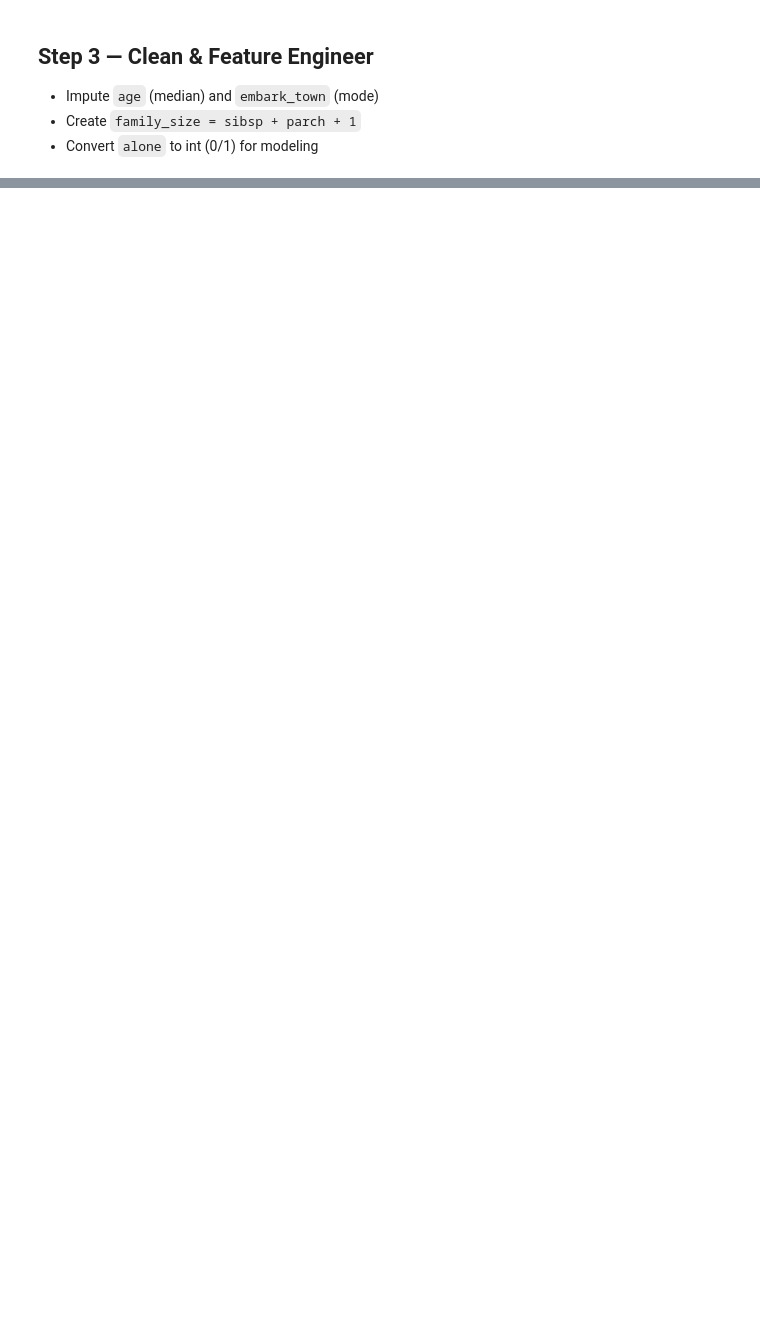
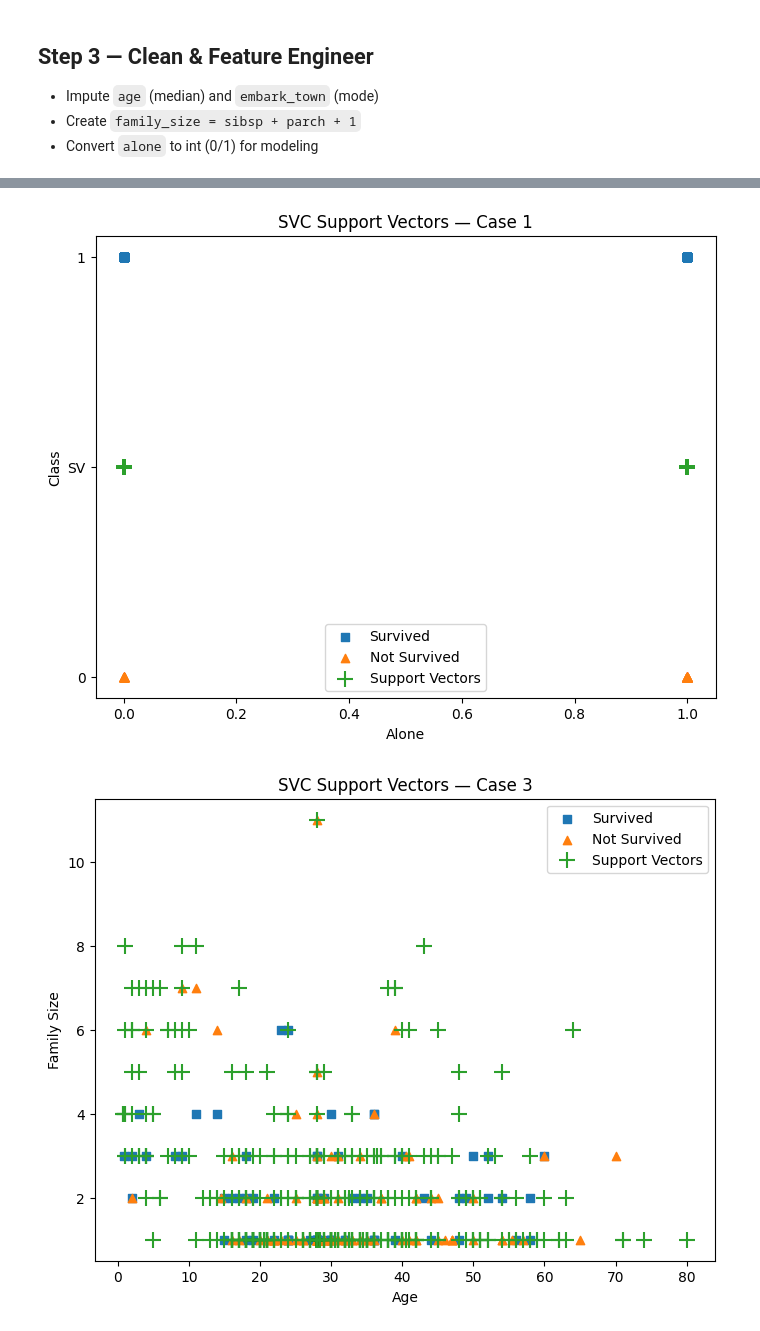
Before and after one commit to brandonjbbb/applied-ml-brandon, a Jupyter notebook: notebooks/project03/ml03_brandon.ipynb, the cells around one changed output, grey strips where cells are left out. Cells and saved outputs as stored; diff of their text form; code cells hidden in the pictures; blank space fills up the shorter version.

```diff
--- a/notebooks/project03/ml03_brandon.ipynb
+++ b/notebooks/project03/ml03_brandon.ipynb
@@ -46,0 +162,18 @@ Error:
+# %%
+from sklearn.svm import SVC
+from sklearn.metrics import classification_report
+
+svc1 = SVC()  # RBF default
+svc1.fit(X1_tr, y1_tr)
+print("SVC — Case 1 (alone)")
+print(classification_report(y1_te, svc1.predict(X1_te)))
+
+svc2 = SVC()
+svc2.fit(X2_tr, y2_tr)
+print("SVC — Case 2 (age)")
+print(classification_report(y2_te, svc2.predict(X2_te)))
+
+svc3 = SVC()
+svc3.fit(X3_tr, y3_tr)
+print("SVC — Case 3 (age + family_size)")
+print(classification_report(y3_te, svc3.predict(X3_te)))
@@ -46,0 +198,31 @@ Error:
+# %%
+import numpy as np
+import matplotlib.pyplot as plt
+
+# Case 1 (1D): plot points at y=0/1 and support vectors at y=0.5
+plt.figure()
+plt.scatter(X1_te['alone'][y1_te==1], np.ones(sum(y1_te==1)), marker='s', label='Survived')
+plt.scatter(X1_te['alone'][y1_te==0], np.zeros(sum(y1_te==0)), marker='^', label='Not Survived')
+
+if hasattr(svc1, "support_vectors_"):
+    svx = svc1.support_vectors_[:,0]
+    plt.scatter(svx, np.full_like(svx, 0.5), marker='+', s=120, label='Support Vectors')
+
+plt.yticks([0,0.5,1], ['0','SV','1'])
+plt.xlabel('Alone'); plt.ylabel('Class'); plt.title('SVC Support Vectors — Case 1')
+plt.legend(); plt.show()
+
+# Case 3 (2D): age vs family_size with support vectors
+plt.figure()
+plt.scatter(X3_te['age'][y3_te==1], X3_te['family_size'][y3_te==1], marker='s', label='Survived')
+plt.scatter(X3_te['age'][y3_te==0], X3_te['family_size'][y3_te==0], marker='^', label='Not Survived')
+
+if hasattr(svc3, "support_vectors_"):
+    sv = svc3.support_vectors_
+    plt.scatter(sv[:,0], sv[:,1], marker='+', s=120, label='Support Vectors')
+
+plt.xlabel('Age'); plt.ylabel('Family Size'); plt.title('SVC Support Vectors — Case 3')
+plt.legend(); plt.show()
+# %% [output]
+[figure, added]
+[figure, added]
```
Also changed, not shown: parts of 10 cells of this notebook.
